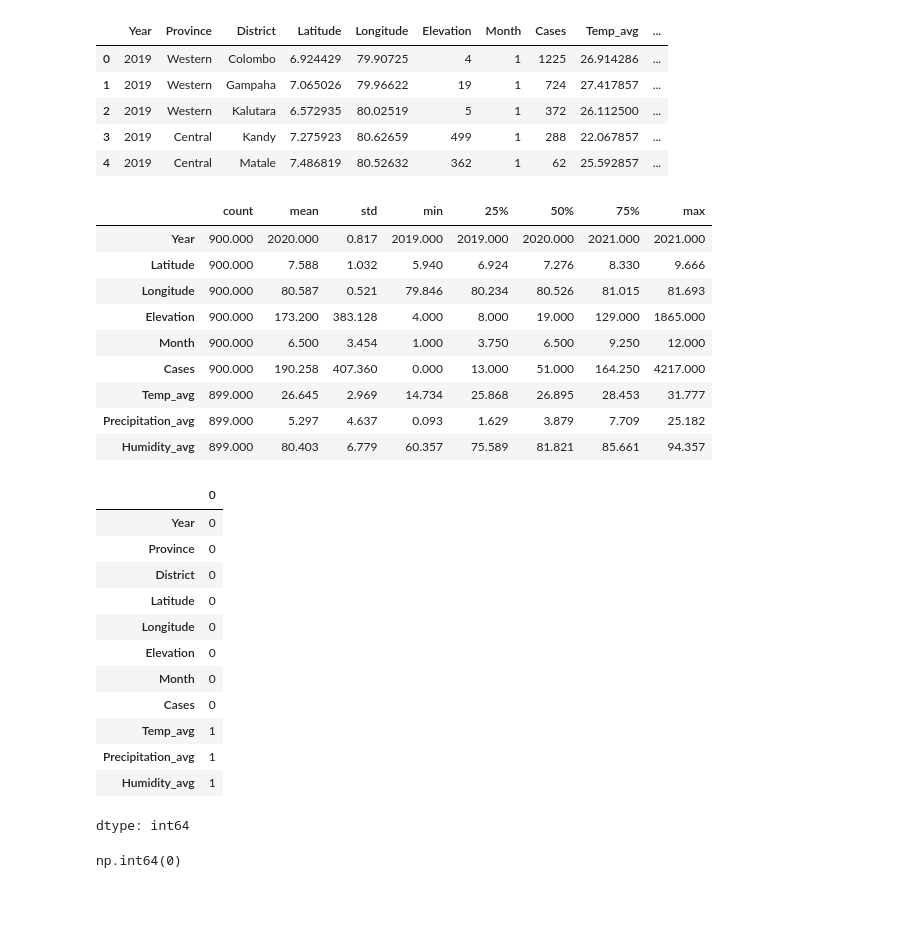
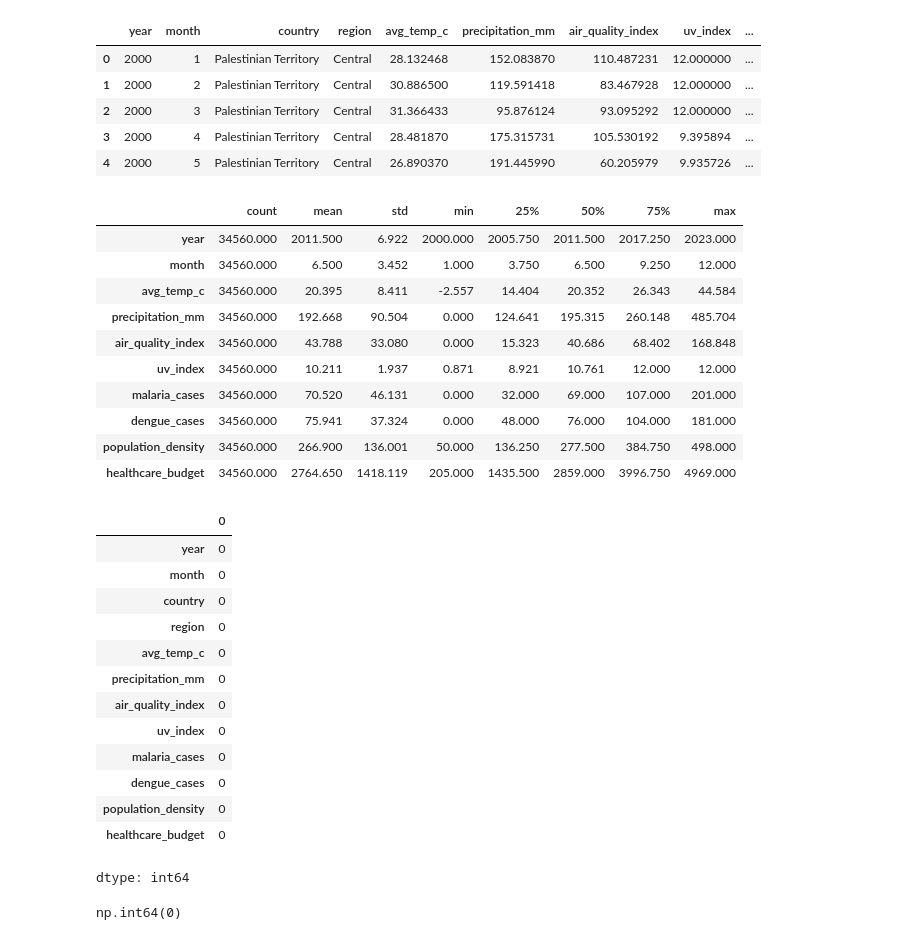
Before and after one commit to Zunuoh/Dengue-Fever-Prediction, a Jupyter notebook: New_Dengue_Prediction.ipynb, the cells around one changed output. Drawn from its saved outputs; the diff is of its cells as text; code cells hidden in the pictures; blank space fills up the shorter version.

```diff
--- a/New_Dengue_Prediction.ipynb
+++ b/New_Dengue_Prediction.ipynb
@@ -13,42 +15,44 @@ from sklearn.model_selection import train_test_split
 # %%
-df = pd.read_csv('dengue_data_with_weather_data.csv')
+df = pd.read_csv('climate_disease_dataset.csv')
 df.head()
 # %% [output]
-|  | Year | Province | District | Latitude | Longitude | Elevation | Month | Cases | Temp_avg | ... |
-| 0 | 2019 | Western | Colombo | 6.924429 | 79.90725 | 4 | 1 | 1225 | 26.914286 | ... |
-| 1 | 2019 | Western | Gampaha | 7.065026 | 79.96622 | 19 | 1 | 724 | 27.417857 | ... |
-| 2 | 2019 | Western | Kalutara | 6.572935 | 80.02519 | 5 | 1 | 372 | 26.112500 | ... |
-| 3 | 2019 | Central | Kandy | 7.275923 | 80.62659 | 499 | 1 | 288 | 22.067857 | ... |
-| 4 | 2019 | Central | Matale | 7.486819 | 80.52632 | 362 | 1 | 62 | 25.592857 | ... |
+|  | year | month | country | region | avg_temp_c | precipitation_mm | air_quality_index | uv_index | ... |
+| 0 | 2000 | 1 | Palestinian Territory | Central | 28.132468 | 152.083870 | 110.487231 | 12.000000 | ... |
+| 1 | 2000 | 2 | Palestinian Territory | Central | 30.886500 | 119.591418 | 83.467928 | 12.000000 | ... |
+| 2 | 2000 | 3 | Palestinian Territory | Central | 31.366433 | 95.876124 | 93.095292 | 12.000000 | ... |
+| 3 | 2000 | 4 | Palestinian Territory | Central | 28.481870 | 175.315731 | 105.530192 | 9.395894 | ... |
+| 4 | 2000 | 5 | Palestinian Territory | Central | 26.890370 | 191.445990 | 60.205979 | 9.935726 | ... |
 # %%
 pd.set_option('display.float_format', lambda x: '%.3f' % x)
 df.describe().transpose()
 # %% [output]
 |  | count | mean | std | min | 25% | 50% | 75% | max |
-| Year | 900.000 | 2020.000 | 0.817 | 2019.000 | 2019.000 | 2020.000 | 2021.000 | 2021.000 |
-| Latitude | 900.000 | 7.588 | 1.032 | 5.940 | 6.924 | 7.276 | 8.330 | 9.666 |
-| Longitude | 900.000 | 80.587 | 0.521 | 79.846 | 80.234 | 80.526 | 81.015 | 81.693 |
-| Elevation | 900.000 | 173.200 | 383.128 | 4.000 | 8.000 | 19.000 | 129.000 | 1865.000 |
-| Month | 900.000 | 6.500 | 3.454 | 1.000 | 3.750 | 6.500 | 9.250 | 12.000 |
-| Cases | 900.000 | 190.258 | 407.360 | 0.000 | 13.000 | 51.000 | 164.250 | 4217.000 |
-| Temp_avg | 899.000 | 26.645 | 2.969 | 14.734 | 25.868 | 26.895 | 28.453 | 31.777 |
-| Precipitation_avg | 899.000 | 5.297 | 4.637 | 0.093 | 1.629 | 3.879 | 7.709 | 25.182 |
-| Humidity_avg | 899.000 | 80.403 | 6.779 | 60.357 | 75.589 | 81.821 | 85.661 | 94.357 |
+| year | 34560.000 | 2011.500 | 6.922 | 2000.000 | 2005.750 | 2011.500 | 2017.250 | 2023.000 |
+| month | 34560.000 | 6.500 | 3.452 | 1.000 | 3.750 | 6.500 | 9.250 | 12.000 |
+| avg_temp_c | 34560.000 | 20.395 | 8.411 | -2.557 | 14.404 | 20.352 | 26.343 | 44.584 |
+| precipitation_mm | 34560.000 | 192.668 | 90.504 | 0.000 | 124.641 | 195.315 | 260.148 | 485.704 |
+| air_quality_index | 34560.000 | 43.788 | 33.080 | 0.000 | 15.323 | 40.686 | 68.402 | 168.848 |
+| uv_index | 34560.000 | 10.211 | 1.937 | 0.871 | 8.921 | 10.761 | 12.000 | 12.000 |
+| malaria_cases | 34560.000 | 70.520 | 46.131 | 0.000 | 32.000 | 69.000 | 107.000 | 201.000 |
+| dengue_cases | 34560.000 | 75.941 | 37.324 | 0.000 | 48.000 | 76.000 | 104.000 | 181.000 |
+| population_density | 34560.000 | 266.900 | 136.001 | 50.000 | 136.250 | 277.500 | 384.750 | 498.000 |
+| healthcare_budget | 34560.000 | 2764.650 | 1418.119 | 205.000 | 1435.500 | 2859.000 | 3996.750 | 4969.000 |
 # %%
 df.isnull().sum()
 # %% [output]
 |  | 0 |
-| Year | 0 |
-| Province | 0 |
-| District | 0 |
-| Latitude | 0 |
-| Longitude | 0 |
-| Elevation | 0 |
-| Month | 0 |
-| Cases | 0 |
-| Temp_avg | 1 |
-| Precipitation_avg | 1 |
-| Humidity_avg | 1 |
+| year | 0 |
+| month | 0 |
+| country | 0 |
+| region | 0 |
+| avg_temp_c | 0 |
+| precipitation_mm | 0 |
+| air_quality_index | 0 |
+| uv_index | 0 |
+| malaria_cases | 0 |
+| dengue_cases | 0 |
+| population_density | 0 |
+| healthcare_budget | 0 |
 dtype: int64
 # %%
 df.duplicated().sum()
```
Also changed, not shown: parts of 41 cells of this notebook.
